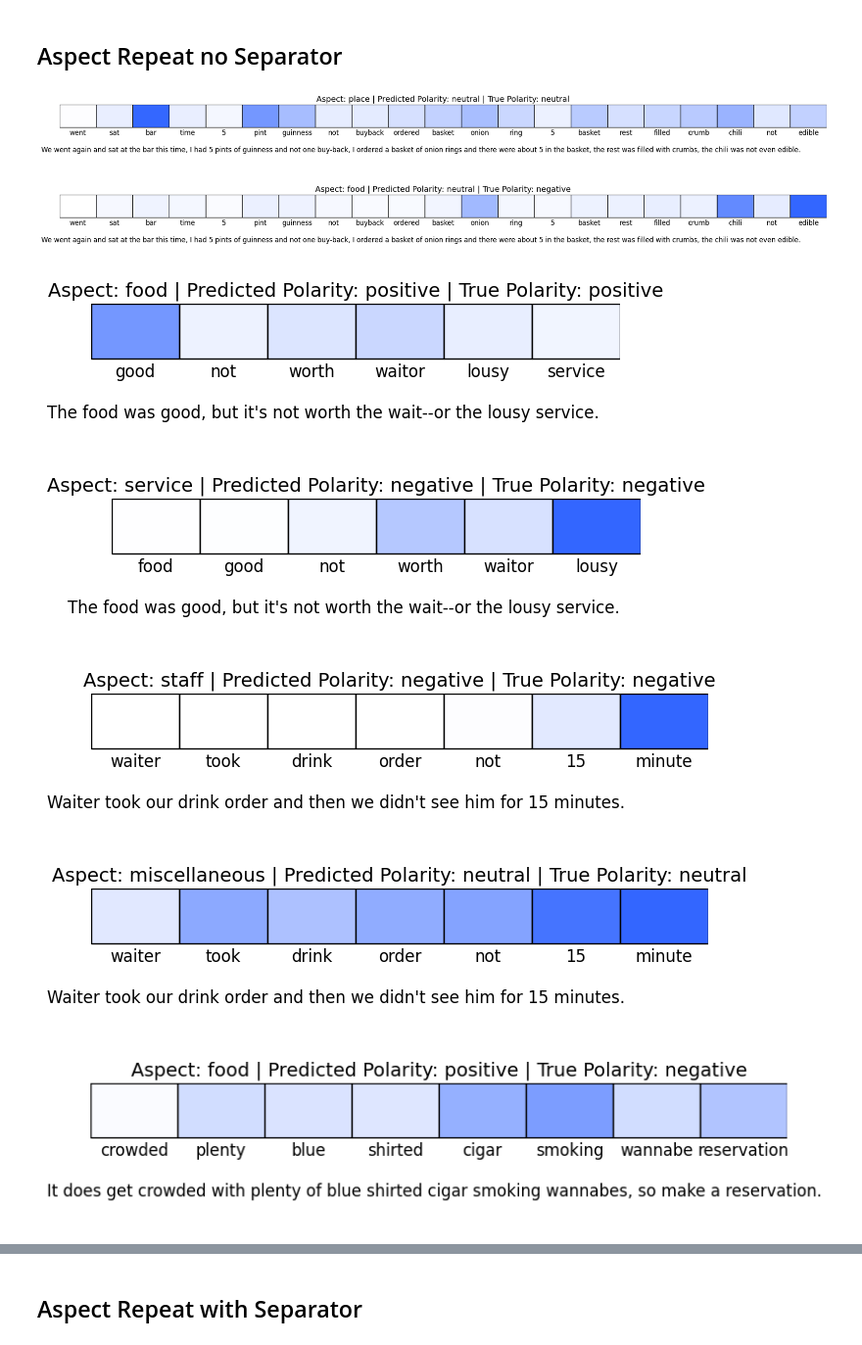
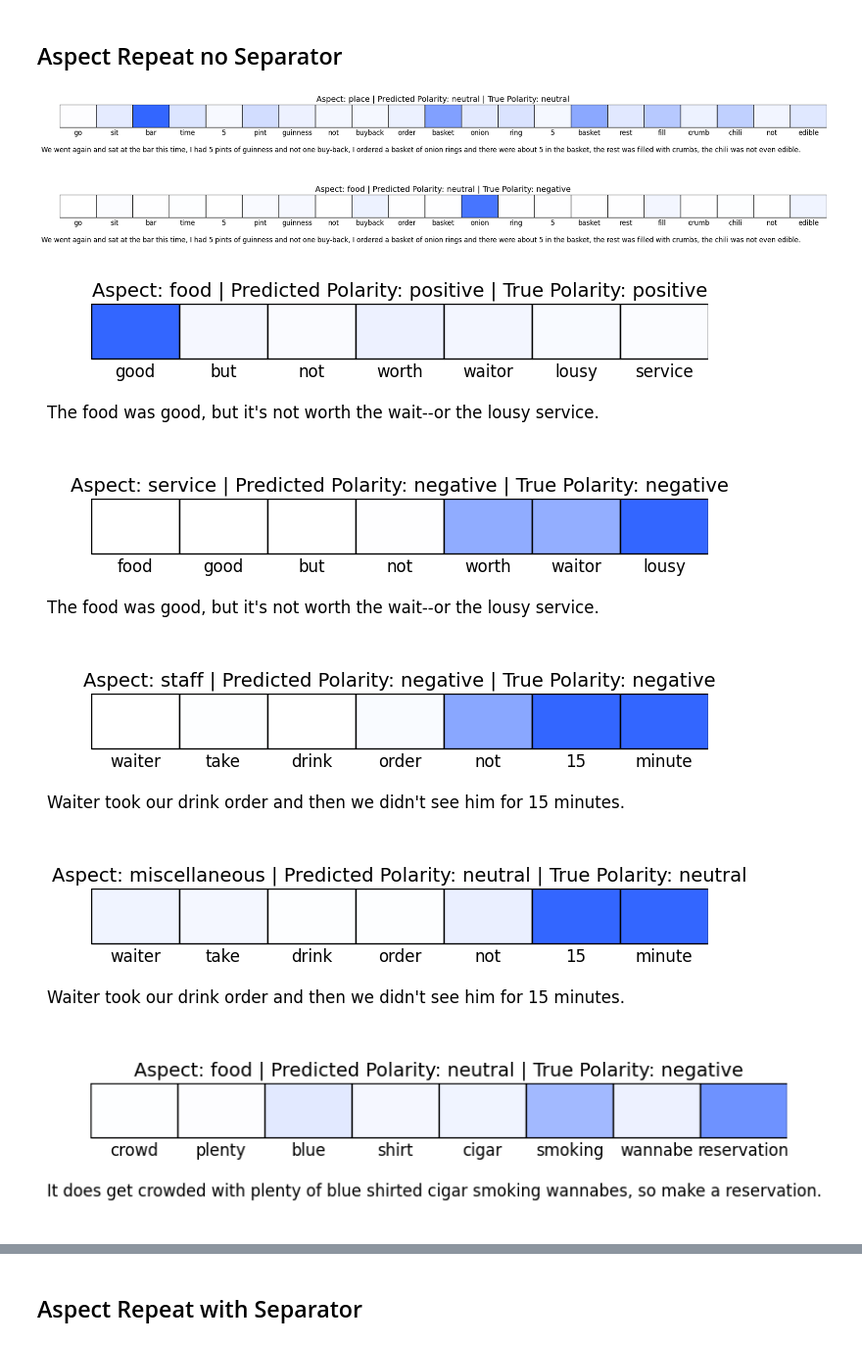
Before and after one commit to LisonLau/CITS4012-Project, a Jupyter notebook: one.ipynb, the cells around one changed output, grey strips where cells are left out. Shown: that part at 98% size. Drawn from its saved outputs; the diff is of its cells as text; code cells hidden in the pictures.

```diff
--- a/one.ipynb
+++ b/one.ipynb
@@ -144,8 +148,6 @@ You can now load the package via spacy.load('en_core_web_sm')
 def remove_punctuation_re(x):
     x = re.sub(r'[^\w\s]', '', x)
     return x
-
-nltk.download('punkt')
 
 # Stopwords Removal
 nlp = spacy.load("en_core_web_sm")
@@ -154,24 +156,18 @@ nlp = spacy.load("en_core_web_sm")
 custom_stop_words = [
     "not", "no", "never", "neither", "nor",
     "nobody", "nothing", "nowhere", "none", "cannot",
+    "but"
 ]
 
 for a in custom_stop_words:
     nlp.vocab[a].is_stop = False
 
-def remove_stopwords(x):
+# Perform Stopwords Removal, Lemmatisation and Tokenisation
+def spacy_processing(x):
     doc = nlp(x)
-    x = [word.text for word in doc if not word.is_stop]
+    x = [word.lemma_ for word in doc if not word.is_stop]
     return x
 
-# Lemmatisation
-nltk.download('wordnet')
-from nltk.stem import WordNetLemmatizer
-lemmatizer = WordNetLemmatizer()
-
-def lemmatize(x):
-    x = [lemmatizer.lemmatize(word) for word in x]
-    return x
 
 # English Contractions Dictionary
 contraction_dict = {"ain't": "is not", "aren't": "are not","can't": "cannot", "'cause": "because", "could've": "could have",
@@ -232,8 +221,7 @@ def preprocess_data(sentence_list):
         for word, new_word in contraction_dict.items(): # Deal with contractions
             sentence = sentence.replace(word, new_word)
         sentence = remove_punctuation_re(sentence)      # Remove punctuation
-        tokens = remove_stopwords(sentence)             # Remove stopwords / Tokenise
-        tokens = lemmatize(tokens)                      # Lemmatisation
+        tokens = spacy_processing(sentence)             # Remove stopwords / Lemmatisation / Tokenise
         tokens.extend(emoticons)                        # Add emoticons back
         output_list.append(tokens)
     return output_list
@@ -877,13 +852,13 @@ def evaluate(model, data_x, data_a, data_y, integration_type, visualisation=Fals
 # %%
 # Get the accuracy of the model on test data
 integration_type = ASPECT_REP
-accuracy0 = evaluate(model0, test_x, integration_type, visualisation=True)
+accuracy0 = evaluate(model0, test_x, test_a, test_y, integration_type, visualisation=True)
 print(f'Accuracy: {accuracy0:.4f}')
 # %% [output]
-[figure, old version]
+[figure, new version]
-[figure, old version]
+[figure, new version]
-[figure, old version]
+[figure, new version]
-[figure, old version]
+[figure, new version]
-[figure, old version]
+[figure, new version]
-[figure, old version]
+[figure, new version]
-[figure, old version]
+[figure, new version]
```
Also changed, not shown: parts of 18 cells of this notebook.
